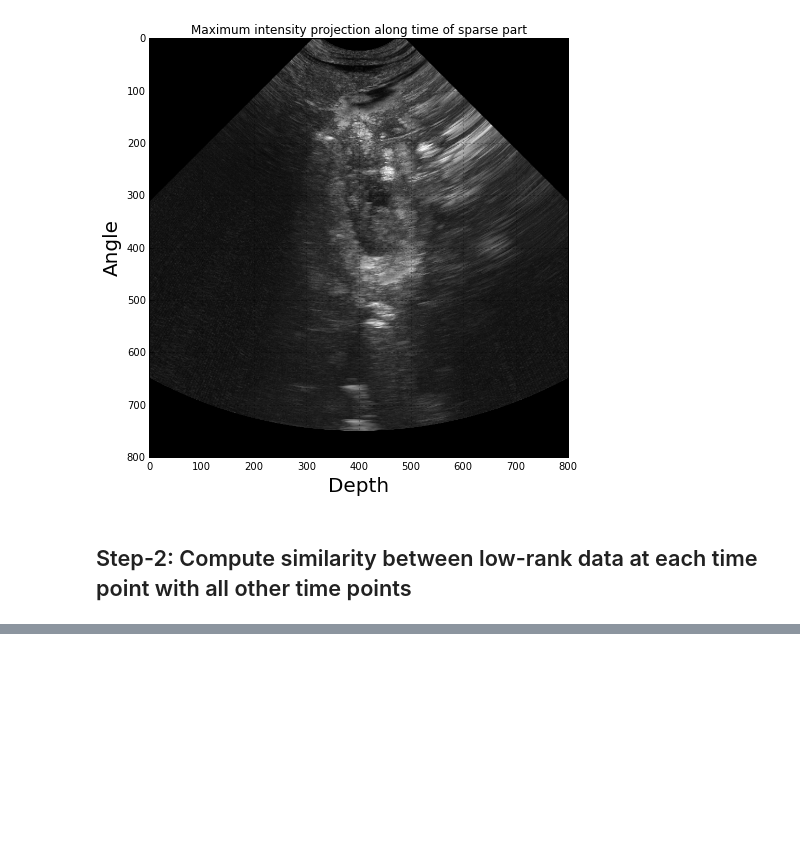
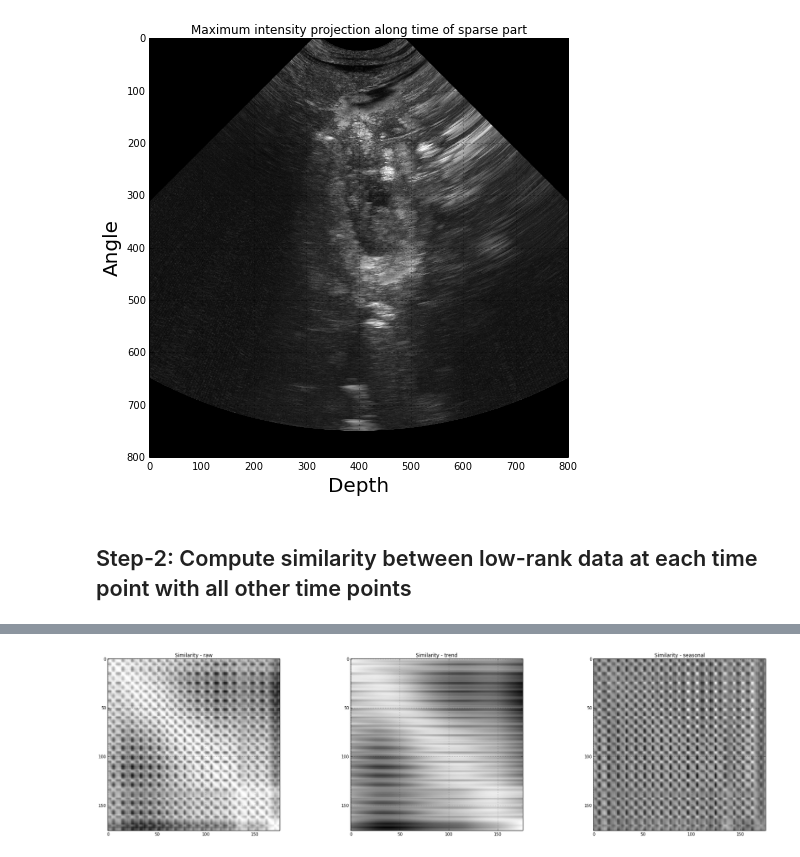
Before and after one commit to KitwareMedical/CardiacUltrasoundPhaseEstimation, a Jupyter notebook: GatingAndSuperresolutionOfPeriodicImageSequence.ipynb, the cells around one changed output, grey strips where cells are left out. Cells and saved outputs as stored; diff of their text form; code cells hidden in the pictures; blank space fills up the shorter version.

```diff
--- a/GatingAndSuperresolutionOfPeriodicImageSequence.ipynb
+++ b/GatingAndSuperresolutionOfPeriodicImageSequence.ipynb
@@ -395,0 +492,88 @@ else:
+# %%
+#
+# plot the whole similarity landscape along with its trend and seasonal parts
+#
+fig, ax = plt.subplots(1, 3)
+
+ax[0].imshow(simMat)
+ax[0].set_title('Similarity - raw')
+
+ax[1].imshow(simMat_Trend)
+ax[1].set_title('Similarity - trend')
+
+
+ax[2].imshow(simMat_Seasonal)
+ax[2].set_title('Similarity - seasonal')
+
+#
+# Plot frame entropy
+#
+plt.figure()
+plt.plot(spectralEntropy, linewidth=4)
+plt.plot(fid_best, spectralEntropy[fid_best], 'o', markersize=20, label='best frame')
+plt.xlabel('time', fontsize=labelsize)
+plt.ylabel('entropy', fontsize=labelsize)
+plt.title('Periodogram entropy of the seasonal part', fontsize=titlesize)
+plt.legend(fontsize=labelsize)
+
+#
+# Plot time series decomposition
+#
+fig, ax = plt.subplots(6, 1, figsize=(30, 25))
+ax[0].set_title('Season trend decomposition and periodicity detection for key-frame = %d' % fid_best,
+                fontsize=titlesize)
+
+ax[0].plot(ts, '-o', markersize = 10, linewidth=4, label='Input Time Series')
+ax[0].plot(ts_trend, linewidth=4, label='Trend')
+ax[0].plot(fid_best, 1.0, 'o', markersize=20)
+ax[0].legend(fontsize=labelsize)
+ax[0].set_ylabel('Similarity', fontsize=labelsize)
+
+ax[1].plot(ts_seasonal, '-o', markersize = 10, linewidth=4, label='Seasonal')
+ax[1].set_xlabel('time', fontsize=labelsize)
+ax[1].set_ylabel('Similarity', fontsize=labelsize)
+ax[1].legend(fontsize=labelsize)
+
+#
+# Plot periodogram and estimated period
+#
+# show period on periodogram
+ax[2].plot(freq, power, linewidth=4, label='Periodogram')
+ax[2].plot([freq[maxPowerLoc], freq[maxPowerLoc]],
+           [0, power[maxPowerLoc]], 'g', linewidth=4, label='Estimated Period')
+ax[2].text(freq[maxPowerLoc], power[maxPowerLoc],
+           'Period = %.3f, Beats per minute = %.3f' % (period, beatsPerMinute),
+            fontsize=labelsize, color='r')
+ax[2].set_xlabel('frequency', fontsize=labelsize)
+ax[2].set_ylabel('power', fontsize=labelsize)
+ax[2].legend(fontsize=labelsize)
+
+# show period on the autocorrelation plot
+pdplot.autocorrelation_plot(ts_seasonal, ax = ax[3], linewidth=4)
+#sm.graphics.tsa.plot_acf(ts_seasonal, ax = ax[1], linewidth=4, fft=True, use_vlines=False, linestyle='-')
+xvals = np.arange(0, ts_seasonal.size, period)
+for x in xvals:
+    ax[3].plot([x, x], [-1, 1], 'g', linewidth=4)
+ax[3].yaxis.label.set_size(labelsize)
+ax[3].xaxis.label.set_size(labelsize)
+
+# show period on seasonal part and its instaneous phase
+ax[4].plot(ts_seasonal, '-o', markersize = 10, linewidth=4)
+ax[4].legend(['Seasonal'], fontsize=labelsize)
+ax[4].set_xlabel('time', fontsize=labelsize)
+ax[4].set_ylabel('Similarity', fontsize=labelsize)
+
+ax[5].plot(ts_instaphase, '-o', markersize = 10, linewidth=4)
+ax[5].legend(['Seasonal phase'], fontsize=labelsize)
+ax[5].set_xlabel('time', fontsize=labelsize)
+ax[5].set_ylabel('Instantaneous phase', fontsize=labelsize)
+
+seaspeakloc = np.argmax(ts_seasonal)
+xvals = np.hstack( (np.arange(seaspeakloc, 0, -period), np.arange(seaspeakloc, ts_seasonal.size, period)) )
+for x in xvals:
+    ax[4].plot([x, x], [ts_seasonal.min(), ts_seasonal.max()], '--k', linewidth=4)
+    ax[5].plot([x, x], [ts_instaphase.min(), ts_instaphase.max()], '--k', linewidth=4)
+
+fig.tight_layout()
+# %% [output]
+[figure, added]
```
Also changed, not shown: parts of 10 cells of this notebook.
